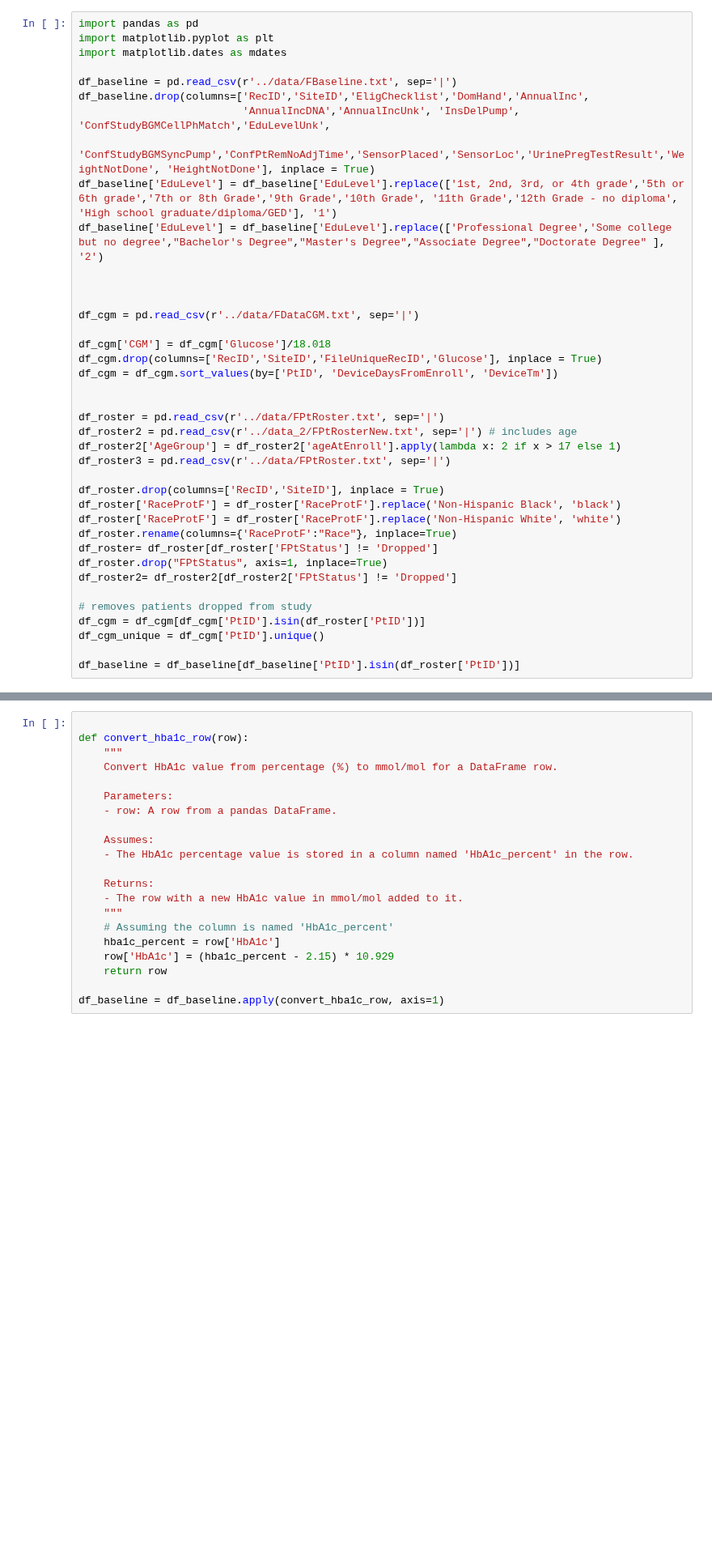
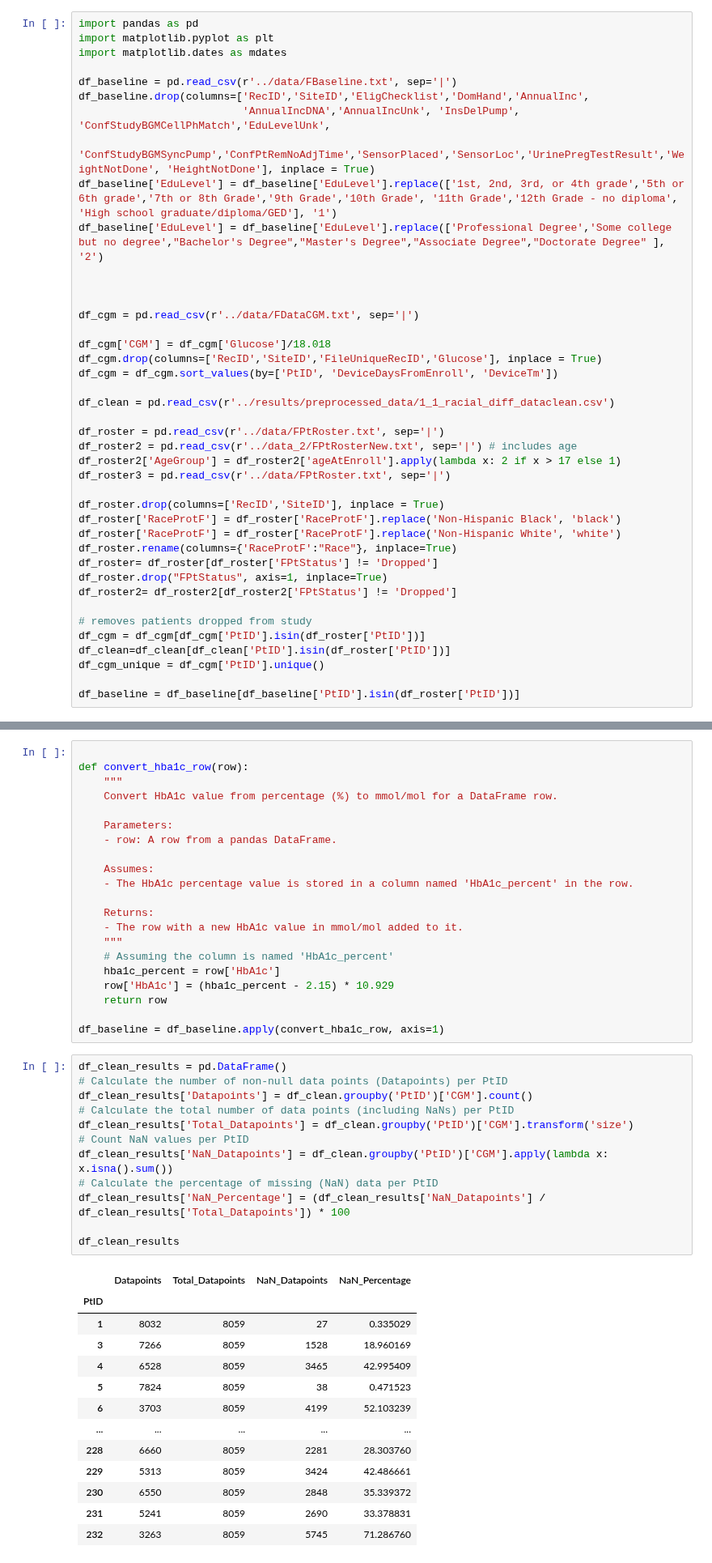
Before and after one commit to hulmanlab/jchr_racial_diff, a Jupyter notebook: scripts/0_baseline_table.ipynb, the cells around one changed output, grey strips where cells are left out. Shown at 81% size. Cells and saved outputs as stored; diff of their text form; blank space fills up the shorter version.

```diff
--- a/scripts/0_baseline_table.ipynb
+++ b/scripts/0_baseline_table.ipynb
@@ -22,6 +22,7 @@ df_cgm['CGM'] = df_cgm['Glucose']/18.018
 df_cgm.drop(columns=['RecID','SiteID','FileUniqueRecID','Glucose'], inplace = True)
 df_cgm = df_cgm.sort_values(by=['PtID', 'DeviceDaysFromEnroll', 'DeviceTm'])
 
+df_clean = pd.read_csv(r'../results/preprocessed_data/1_1_racial_diff_dataclean.csv')
 
 df_roster = pd.read_csv(r'../data/FPtRoster.txt', sep='|')
 df_roster2 = pd.read_csv(r'../data_2/FPtRosterNew.txt', sep='|') # includes age
@@ -38,6 +39,7 @@ df_roster2= df_roster2[df_roster2['FPtStatus'] != 'Dropped']
 
 # removes patients dropped from study
 df_cgm = df_cgm[df_cgm['PtID'].isin(df_roster['PtID'])]
+df_clean=df_clean[df_clean['PtID'].isin(df_roster['PtID'])]
 df_cgm_unique = df_cgm['PtID'].unique()
 
 df_baseline = df_baseline[df_baseline['PtID'].isin(df_roster['PtID'])]
@@ -177,3 +188,29 @@ def convert_hba1c_row(row):
     return row
 
 df_baseline = df_baseline.apply(convert_hba1c_row, axis=1)
+# %%
+df_clean_results = pd.DataFrame()
+# Calculate the number of non-null data points (Datapoints) per PtID
+df_clean_results['Datapoints'] = df_clean.groupby('PtID')['CGM'].count()
+# Calculate the total number of data points (including NaNs) per PtID
+df_clean_results['Total_Datapoints'] = df_clean.groupby('PtID')['CGM'].transform('size')
+# Count NaN values per PtID
+df_clean_results['NaN_Datapoints'] = df_clean.groupby('PtID')['CGM'].apply(lambda x: x.isna().sum())
+# Calculate the percentage of missing (NaN) data per PtID
+df_clean_results['NaN_Percentage'] = (df_clean_results['NaN_Datapoints'] / df_clean_results['Total_Datapoints']) * 100
+
+df_clean_results
+# %% [output]
+|  | Datapoints | Total_Datapoints | NaN_Datapoints | NaN_Percentage |
+| PtID |  |  |  |  |
+| 1 | 8032 | 8059 | 27 | 0.335029 |
+| 3 | 7266 | 8059 | 1528 | 18.960169 |
+| 4 | 6528 | 8059 | 3465 | 42.995409 |
+| 5 | 7824 | 8059 | 38 | 0.471523 |
+| 6 | 3703 | 8059 | 4199 | 52.103239 |
+| ... | ... | ... | ... | ... |
+| 228 | 6660 | 8059 | 2281 | 28.303760 |
+| 229 | 5313 | 8059 | 3424 | 42.486661 |
+| 230 | 6550 | 8059 | 2848 | 35.339372 |
+| 231 | 5241 | 8059 | 2690 | 33.378831 |
+| 232 | 3263 | 8059 | 5745 | 71.286760 |
```
Also changed, not shown: parts of 6 cells of this notebook.
